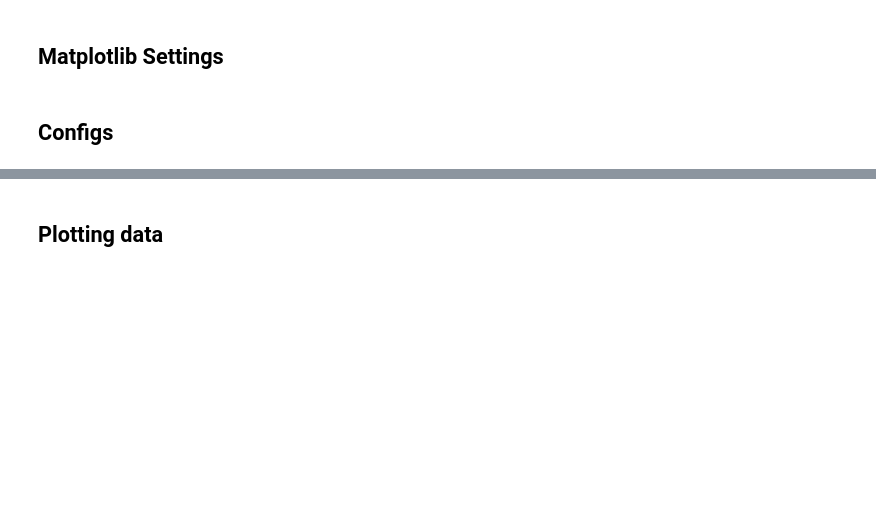
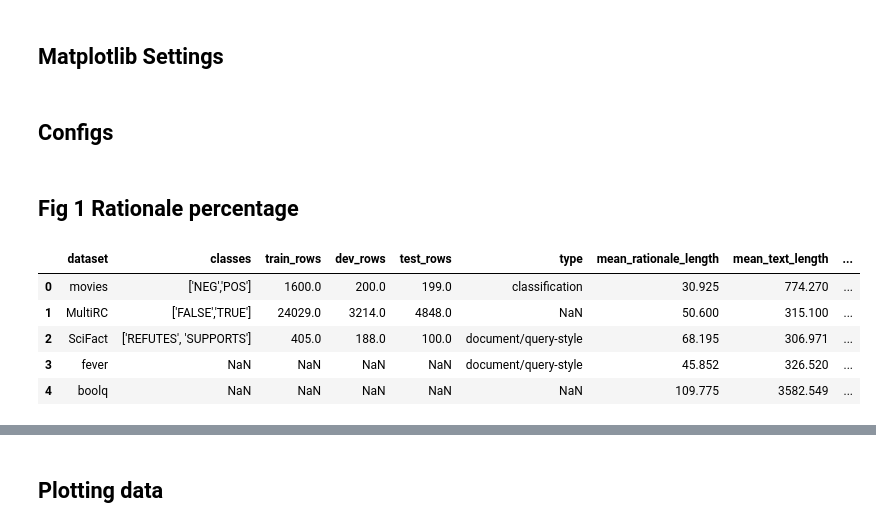
Before and after one commit to shaggyday/evaluating-human-rationales, a Jupyter notebook: plotting/dataset_and_fidelity_analysis_plots.ipynb, the cells around one changed output, grey strips where cells are left out. Cells and saved outputs as stored; diff of their text form; code cells hidden in the pictures; blank space fills up the shorter version.

```diff
--- a/plotting/dataset_and_fidelity_analysis_plots.ipynb
+++ b/plotting/dataset_and_fidelity_analysis_plots.ipynb
@@ -118,3 +118,15 @@ model_corr_label = {"logistic_regression": "Logistic regression",
 # %%
 fidelity_calculator = Fidelity()
 # fidelity_calculator = Fidelity(experiment_id='fidelity_curve_plotting_2')
+# %% [markdown]
+## Fig 1 Rationale percentage
+# %%
+full_dataset_stat_df = pd.read_csv('../all_stats.csv')
+full_dataset_stat_df
+# %% [output]
+|  | dataset | classes | train_rows | dev_rows | test_rows | type | mean_rationale_length | mean_text_length | ... |
+| 0 | movies | ['NEG','POS'] | 1600.0 | 200.0 | 199.0 | classification | 30.925 | 774.270 | ... |
+| 1 | MultiRC | ['FALSE','TRUE'] | 24029.0 | 3214.0 | 4848.0 | NaN | 50.600 | 315.100 | ... |
+| 2 | SciFact | ['REFUTES', 'SUPPORTS'] | 405.0 | 188.0 | 100.0 | document/query-style | 68.195 | 306.971 | ... |
+| 3 | fever | NaN | NaN | NaN | NaN | document/query-style | 45.852 | 326.520 | ... |
+| 4 | boolq | NaN | NaN | NaN | NaN | NaN | 109.775 | 3582.549 | ... |
```
Also changed, not shown: parts of 6 cells of this notebook, 6 other files.
